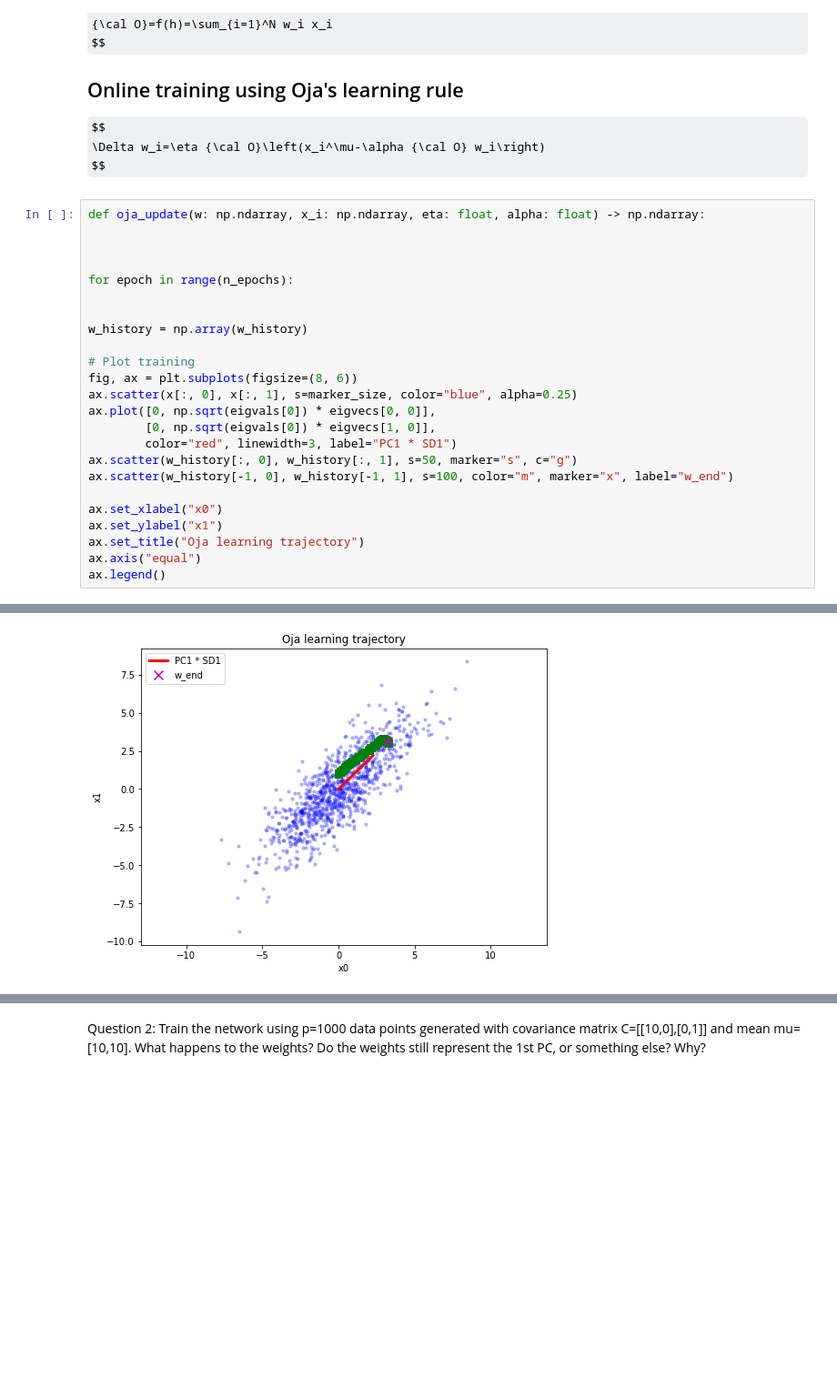
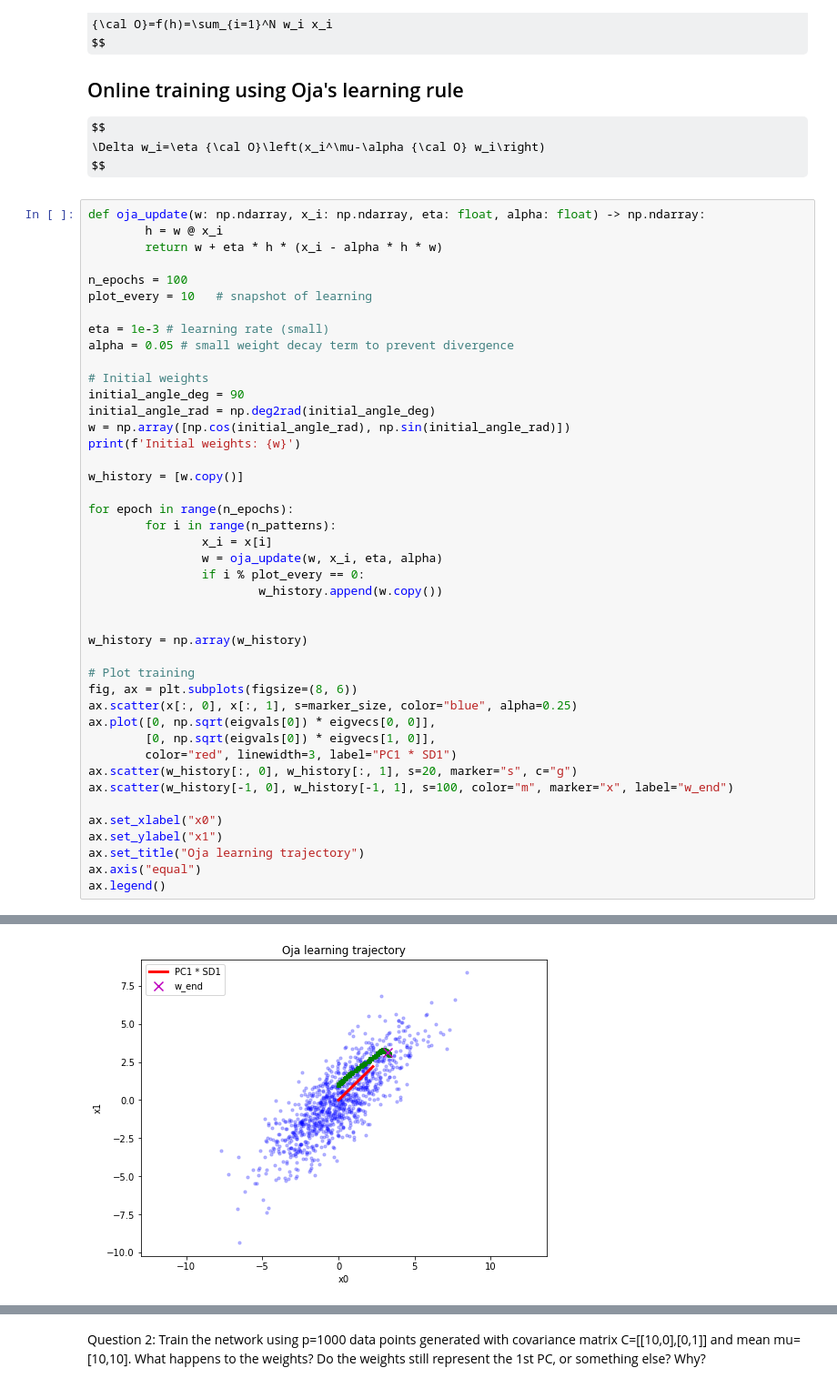
Before and after one commit to mazzulab/AppliedMathNotebooks, a Jupyter notebook: Oja_updated.ipynb, the cells around one changed output, grey strips where cells are left out. Shown at 91% size. Cells and saved outputs as stored; diff of their text form; some formulas as TeX source; blank space fills up the shorter version.

```diff
--- a/Oja_updated.ipynb
+++ b/Oja_updated.ipynb
@@ -169,30 +169,49 @@ $$
 $$
 # %%
 def oja_update(w: np.ndarray, x_i: np.ndarray, eta: float, alpha: float) -> np.ndarray:
+        h = w @ x_i
+        return w + eta * h * (x_i - alpha * h * w)
 
+n_epochs = 100
+plot_every = 10   # snapshot of learning
 
+eta = 1e-3 # learning rate (small)
+alpha = 0.05 # small weight decay term to prevent divergence
+
+# Initial weights
+initial_angle_deg = 90
+initial_angle_rad = np.deg2rad(initial_angle_deg)
+w = np.array([np.cos(initial_angle_rad), np.sin(initial_angle_rad)])
+print(f'Initial weights: {w}')
+
+w_history = [w.copy()]
 
 for epoch in range(n_epochs):
+        for i in range(n_patterns):
+                x_i = x[i]
+                w = oja_update(w, x_i, eta, alpha)
+                if i % plot_every == 0:
+                        w_history.append(w.copy())
 
 
 w_history = np.array(w_history)
 
 # Plot training
 fig, ax = plt.subplots(figsize=(8, 6))
 ax.scatter(x[:, 0], x[:, 1], s=marker_size, color="blue", alpha=0.25)
 ax.plot([0, np.sqrt(eigvals[0]) * eigvecs[0, 0]],
         [0, np.sqrt(eigvals[0]) * eigvecs[1, 0]],
         color="red", linewidth=3, label="PC1 * SD1")
-ax.scatter(w_history[:, 0], w_history[:, 1], s=50, marker="s", c="g")
+ax.scatter(w_history[:, 0], w_history[:, 1], s=20, marker="s", c="g")
 ax.scatter(w_history[-1, 0], w_history[-1, 1], s=100, color="m", marker="x", label="w_end")
 
 ax.set_xlabel("x0")
 ax.set_ylabel("x1")
 ax.set_title("Oja learning trajectory")
 ax.axis("equal")
 ax.legend()
 # %% [output]
 Initial weights: [6.123234e-17 1.000000e+00]
 <matplotlib.legend.Legend at 0x...>
-[figure, old version]
+[figure, new version]
 # %% [markdown]
```
Also changed, not shown: parts of 3 cells of this notebook.
